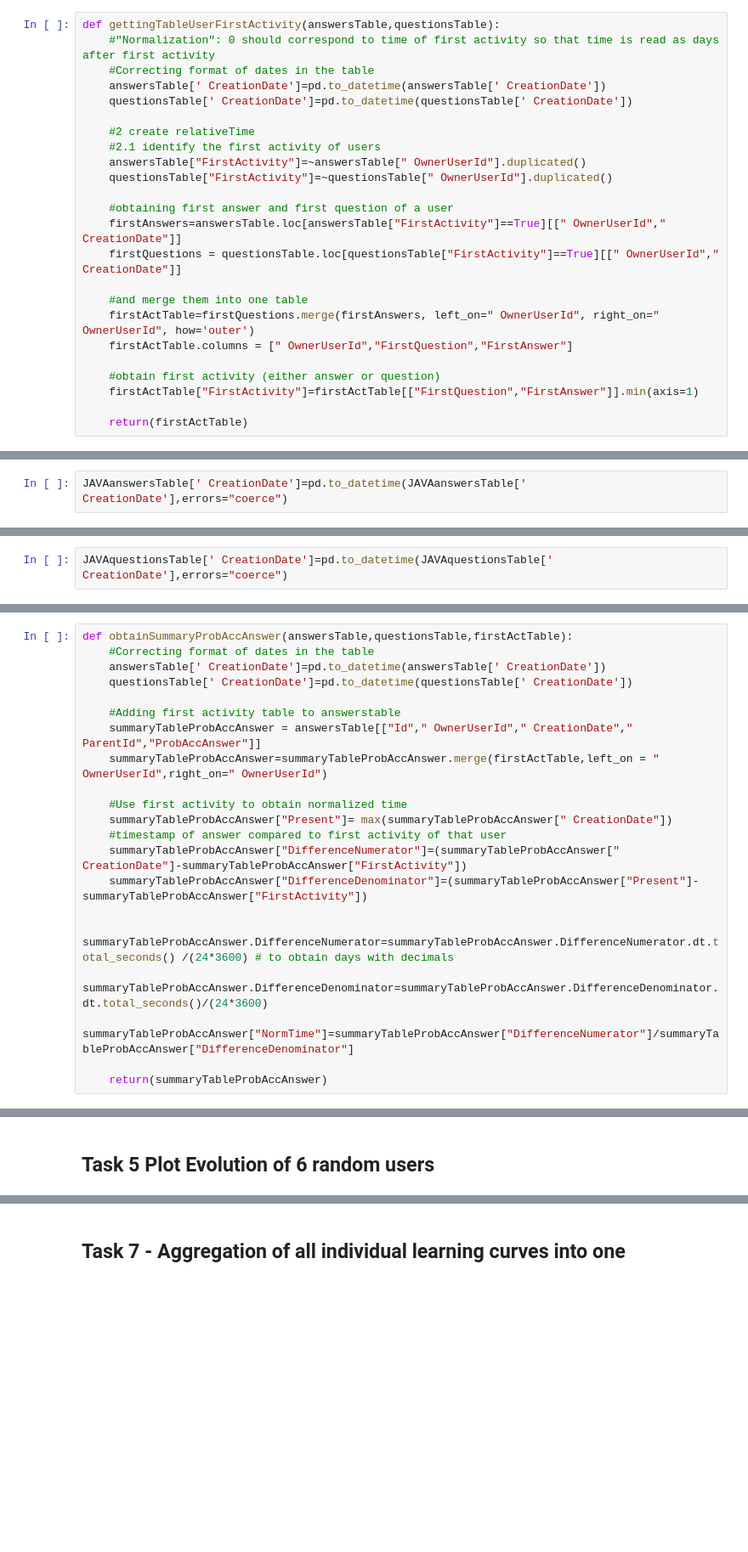
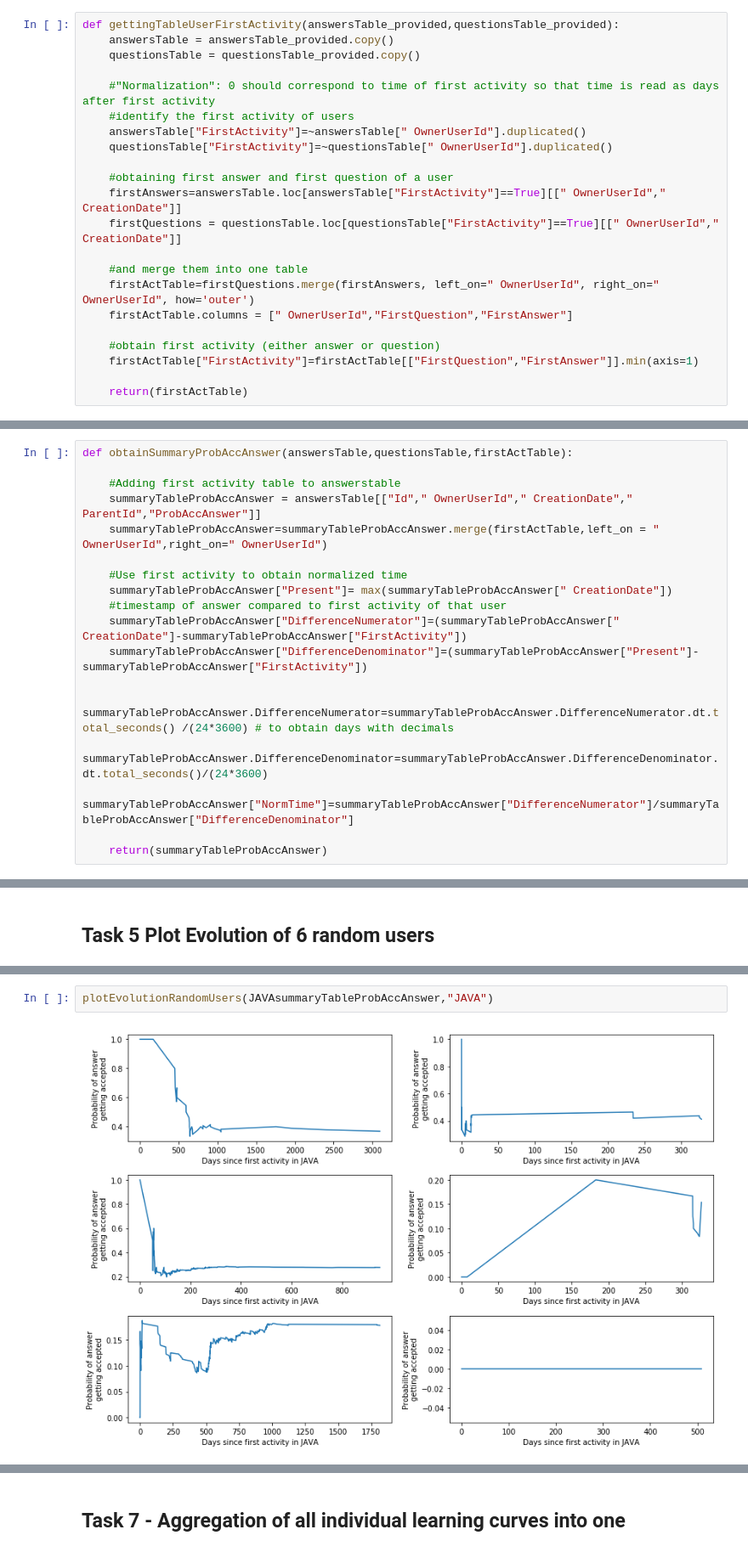
Before and after one commit to live-wire/overflow, a Jupyter notebook: ProbAccAnswerAllLanguages.ipynb, the cells around one changed output, grey strips where cells are left out. Shown at 85% size. Saved outputs shown, nothing was run; the diff lists cells and outputs as text; blank space fills up the shorter version.

Commit message:
preliminary results learning curves

```diff
--- a/ProbAccAnswerAllLanguages.ipynb
+++ b/ProbAccAnswerAllLanguages.ipynb
@@ -56,12 +85,10 @@ JAVAquestionsTable=JAVAquestionsTable.sort_values([' OwnerUserId',' CreationDate
 # %%
-def gettingTableUserFirstActivity(answersTable,questionsTable):
+def gettingTableUserFirstActivity(answersTable_provided,questionsTable_provided):
+    answersTable = answersTable_provided.copy()
+    questionsTable = questionsTable_provided.copy()
+
     #"Normalization": 0 should correspond to time of first activity so that time is read as days after first activity
-    #Correcting format of dates in the table
-    answersTable[' CreationDate']=pd.to_datetime(answersTable[' CreationDate'])
-    questionsTable[' CreationDate']=pd.to_datetime(questionsTable[' CreationDate'])
-
-    #2 create relativeTime
-    #2.1 identify the first activity of users
+    #identify the first activity of users
     answersTable["FirstActivity"]=~answersTable[" OwnerUserId"].duplicated()
     questionsTable["FirstActivity"]=~questionsTable[" OwnerUserId"].duplicated()
 
@@ -85,2 +110,0 @@ ValueError: Unknown string format
-# %%
-JAVAanswersTable[' CreationDate']=pd.to_datetime(JAVAanswersTable[' CreationDate'],errors="coerce")
@@ -92,2 +110,0 @@ JAVAanswersTable[JAVAanswersTable[" CreationDate"].isnull()]
-# %%
-JAVAquestionsTable[' CreationDate']=pd.to_datetime(JAVAquestionsTable[' CreationDate'],errors="coerce")
@@ -100,9 +112,6 @@ JAVAquestionsTable[JAVAquestionsTable[" CreationDate"].isnull()]
 ## Task 3 Obtain normalized time for x axis
 # %%
 def obtainSummaryProbAccAnswer(answersTable,questionsTable,firstActTable):
-    #Correcting format of dates in the table
-    answersTable[' CreationDate']=pd.to_datetime(answersTable[' CreationDate'])
-    questionsTable[' CreationDate']=pd.to_datetime(questionsTable[' CreationDate'])
 
     #Adding first activity table to answerstable
     summaryTableProbAccAnswer = answersTable[["Id"," OwnerUserId"," CreationDate"," ParentId","ProbAccAnswer"]]
@@ -202,0 +202,4 @@ plotEvolutionRandomUsers(RsummaryTableProbAccAnswer,"R")
+# %%
+plotEvolutionRandomUsers(JAVAsummaryTableProbAccAnswer,"JAVA")
+# %% [output]
+[figure, added]
```
Also changed, not shown: parts of 16 cells of this notebook.
